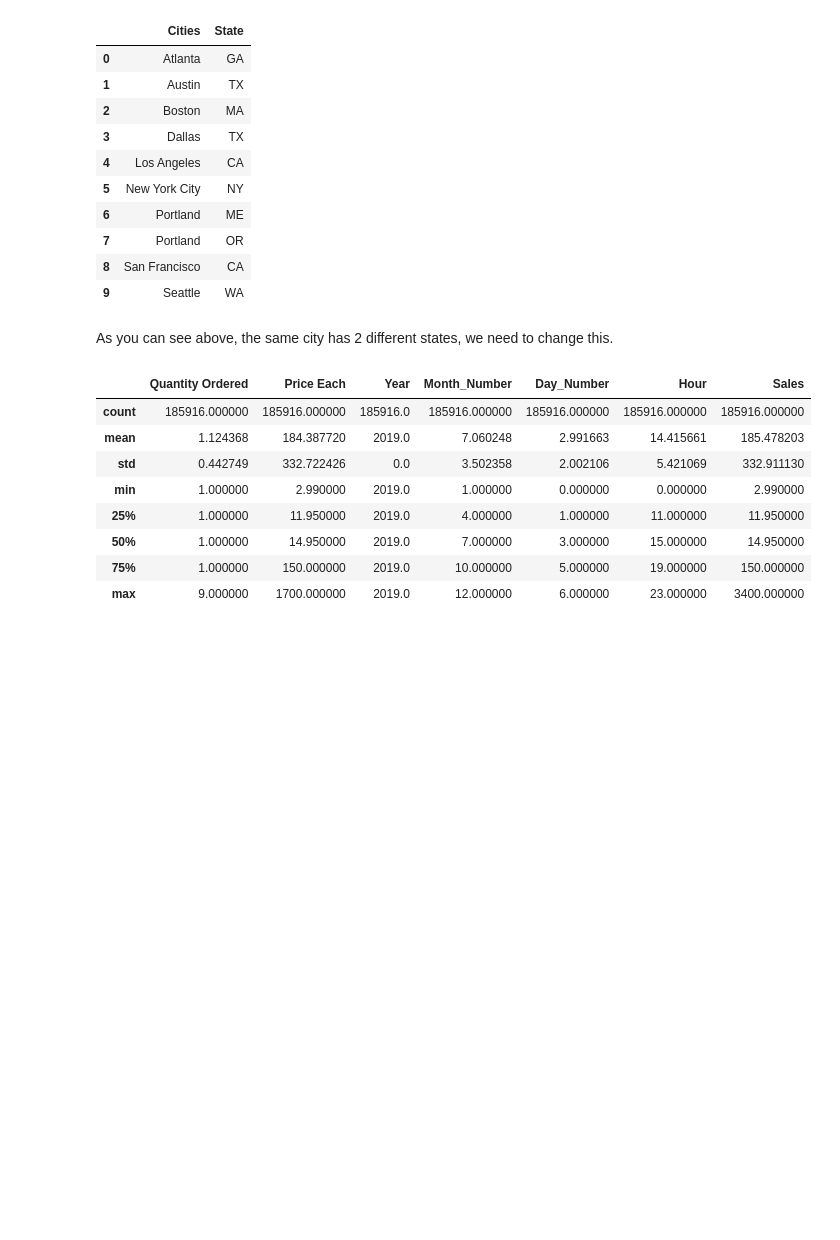
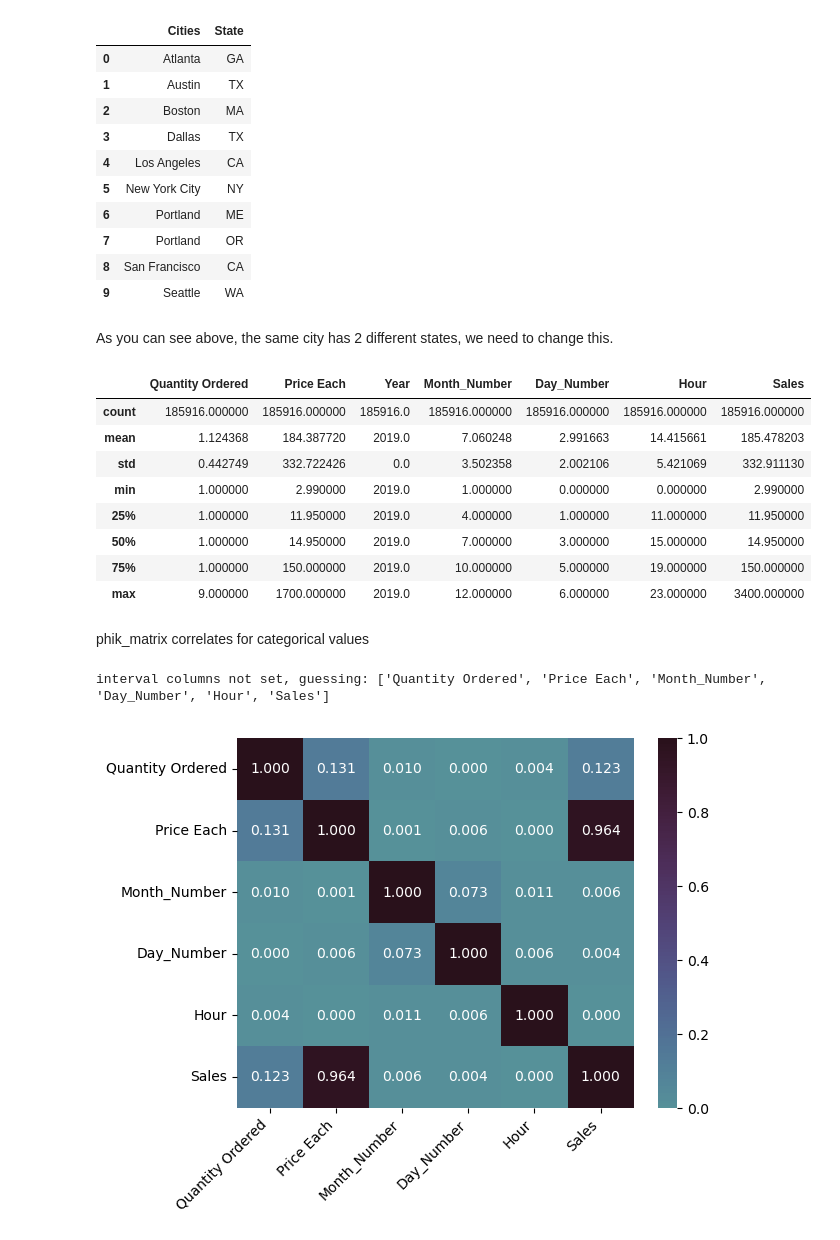
Before and after one commit to talhayusuf1/SalesProduct, a Jupyter notebook: Untitled.ipynb, the cells around one changed output. Cells and saved outputs as stored; diff of their text form; code cells hidden in the pictures; blank space fills up the shorter version.

Commit message:
Update graphics

```diff
--- a/Untitled.ipynb
+++ b/Untitled.ipynb
@@ -176,3 +176,15 @@ df.describe() #view data structure of modified dataframe
 | 50% | 1.000000 | 14.950000 | 2019.0 | 7.000000 | 3.000000 | 15.000000 | 14.950000 |
 | 75% | 1.000000 | 150.000000 | 2019.0 | 10.000000 | 5.000000 | 19.000000 | 150.000000 |
 | max | 9.000000 | 1700.000000 | 2019.0 | 12.000000 | 6.000000 | 23.000000 | 3400.000000 |
+# %% [markdown]
+phik_matrix correlates for categorical values
+# %%
+df_matrix = df.drop(['Cities','State','Product','Order ID','Month','Year','Day','Order Date'], axis = 1).phik_matrix()
+
+cmap = sns.cubehelix_palette(start=1, rot=-1, dark=0.1, light=0.5, as_cmap=True)
+sns.heatmap(df_matrix, annot = True, fmt='.3f', cmap = cmap)
+plt.xticks(rotation = 45, ha = 'right')
+plt.show()
+# %% [output]
+interval columns not set, guessing: ['Quantity Ordered', 'Price Each', 'Month_Number', 'Day_Number', 'Hour', 'Sales']
+[figure, added]
```
Also changed, not shown: parts of 2 cells of this notebook.
